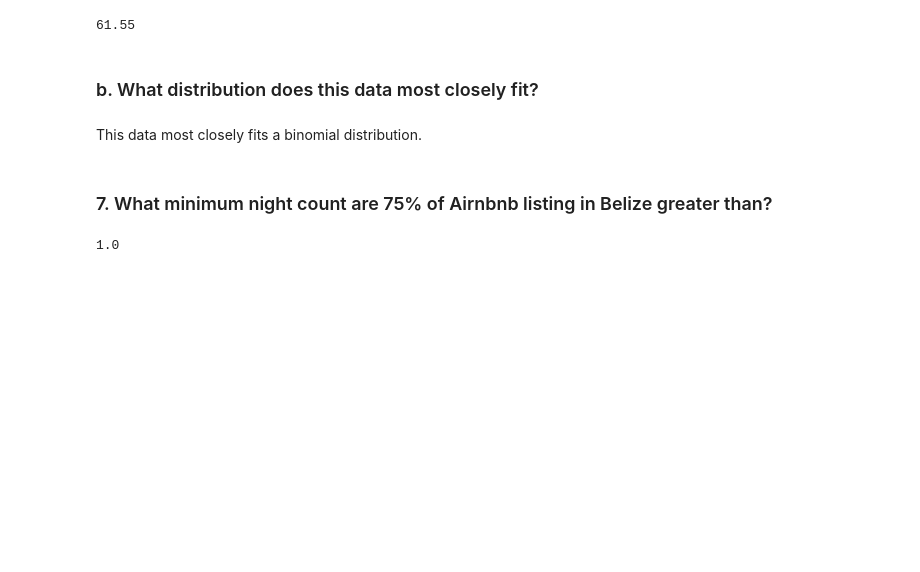
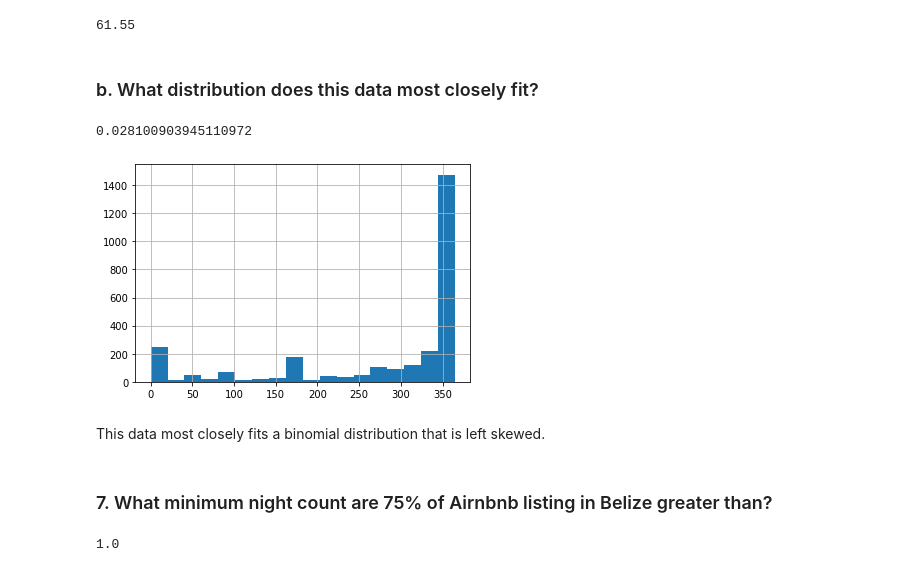
Before and after one commit to jmort16/week_09, a Jupyter notebook: wk_09_hmwk.ipynb, the cells around one changed output. Saved outputs shown, nothing was run; the diff lists cells and outputs as text; code cells hidden in the pictures; blank space fills up the shorter version.

```diff
--- a/wk_09_hmwk.ipynb
+++ b/wk_09_hmwk.ipynb
@@ -146,8 +151,27 @@ round(((np.sum(belize_df['availability_365'] <= 360))*100)/(belize_df['availabil
 61.55
 # %% [markdown]
 ### b.	What distribution does this data most closely fit?
+# %%
+#Use Freedman-Diaconis to determine best number of bins.
+avail_q1 = belize_df['availability_365'].quantile(0.25)
+avail_q3 = belize_df['availability_365'].quantile(0.75)
+avail_iqr = avail_q3 - avail_q1
+avail_bin_width = (2 * avail_iqr) / (len(belize_df['availability_365']) ** (1 / 3))
+avail_bin_count = int(np.ceil((belize_df['availability_365'].max() - belize_df['availability_365'].min()) / avail_bin_width))
+
+#Create histogram for reference
+belize_df['availability_365'].hist(bins=avail_bin_count)
+
+#Calculate mean for normal distribution
+avg_avail=belize_df['availability_365'].mean()
+std_avail=belize_df['availability_365'].std()
+
+norm.cdf(50, avg_avail, std_avail)
+# %% [output]
+0.028100903945110972
+[figure, added]
 # %% [markdown]
-This data most closely fits a binomial distribution.
+This data most closely fits a binomial distribution that is left skewed.
 # %% [markdown]
 ### 7.	What minimum night count are 75% of Airnbnb listing in Belize greater than?
 # %%
```
Also changed, not shown: parts of 6 cells of this notebook.
